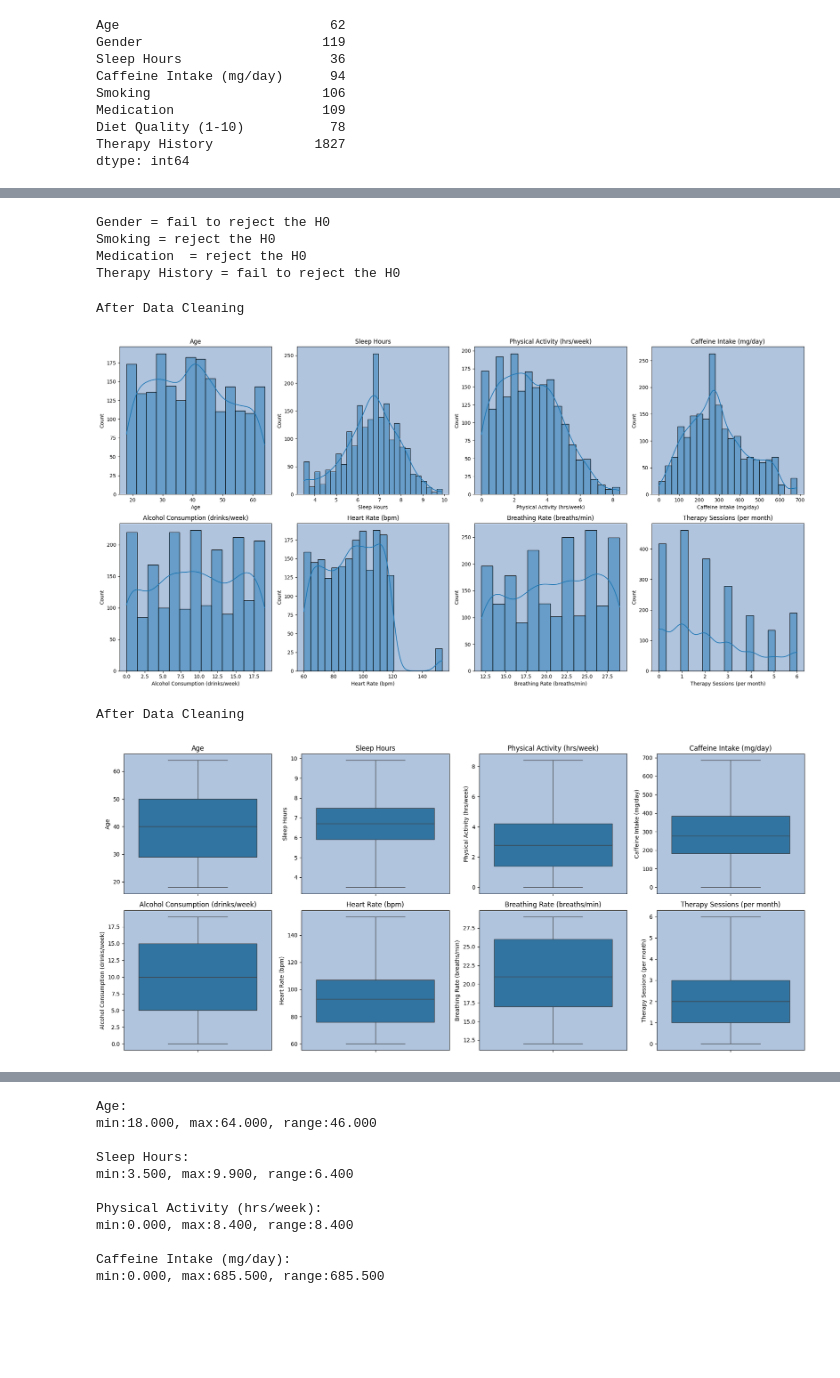
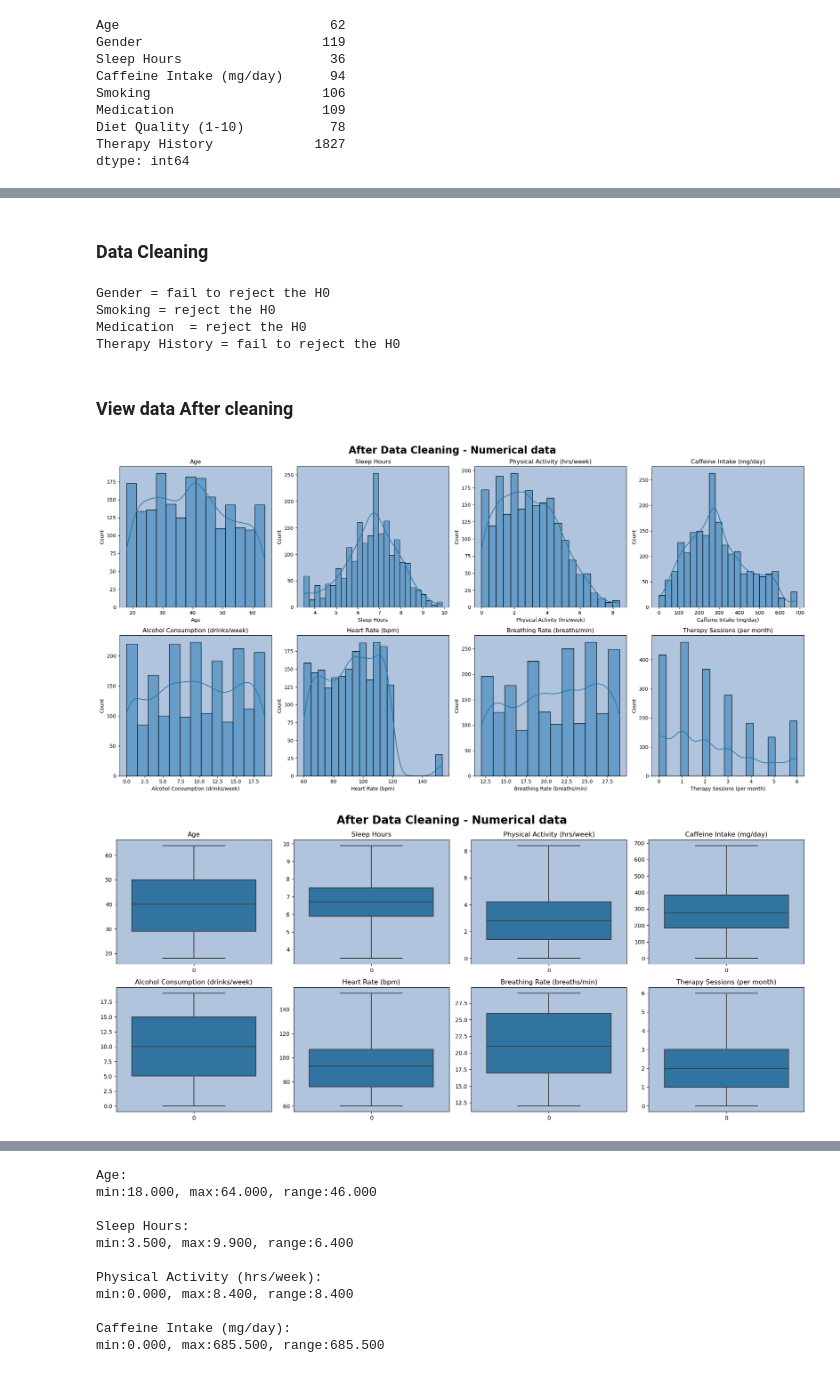
Before and after one commit to arwinnahidi156/mini_project_Social_Anxiety, a Jupyter notebook: Social_Anxiety.ipynb, the cells around one changed output, grey strips where cells are left out. Cells and saved outputs as stored; diff of their text form; code cells hidden in the pictures; blank space fills up the shorter version.

```diff
--- a/Social_Anxiety.ipynb
+++ b/Social_Anxiety.ipynb
@@ -263,0 +250,15 @@ def chi2 (column1 , column2):
+# %%
+def boxplot(data, columns, stage):
+    # Draw the subplots, in 4 columns and 2 rows
+    fig , ax = plt.subplots(2, 4, figsize=(18,8))
+
+    fig.suptitle(f"{stage} Data Cleaning - Numerical data", fontsize=20, fontweight="bold")
+
+    # Draw a histogram for each column
+    for col, ax in zip(columns, ax.flatten()):
+        sns.boxplot(data[col], ax=ax)
+        ax.set_title(col)
+        ax.set_facecolor("lightsteelblue")
+
+    plt.tight_layout()
+    plt.show()
@@ -352,14 +370 @@ Before Data Cleaning
-# %%
-def boxplot(data, columns):
-    # Draw the subplots, in 4 columns and 2 rows
-    fig , ax = plt.subplots(2, 4, figsize=(18,8))
-
-    # Draw a histogram for each column
-    for col, ax in zip(columns, ax.flatten()):
-        sns.boxplot(data[col], ax=ax)
-        ax.set_title(col)
-        ax.set_facecolor("lightsteelblue")
-
-    plt.tight_layout()
-    plt.show()
 # %%
@@ -371,3 +378,5 @@ Before Data Cleaning
+# %% [markdown]
+### Data Cleaning
 # %%
 print(f"Gender = {chi2(df['Gender'], df['is_Anxious'])}")
 print(f"Smoking = {chi2(df['Smoking'], df['is_Anxious'])}")
@@ -402,16 +411,14 @@ df['Heart Rate (bpm)'] = replace_outliners(df['Heart Rate (bpm)'],'iqr')
 df['Physical Activity (hrs/week)'] = replace_outliners(df['Physical Activity (hrs/week)'],'iqr')
 df['Therapy Sessions (per month)'] = replace_outliners(df['Therapy Sessions (per month)'],'iqr')
 df['Stress Level (1-10)'] = df['Stress Level (1-10)'].clip(lower = 1 , upper = 10)
+# %% [markdown]
+### View data After cleaning
 # %%
-print("After Data Cleaning")
-histogram(df, numerical_col)
+histogram(df, numerical_col,"After")
 # %% [output]
-After Data Cleaning
-[figure, old version]
+[figure, new version]
 # %%
-print("After Data Cleaning")
-boxplot(df, numerical_col)
+boxplot(df, numerical_col, "After")
 # %% [output]
-After Data Cleaning
-[figure, old version]
+[figure, new version]
 # %%
```
Also changed, not shown: parts of 34 cells of this notebook.
